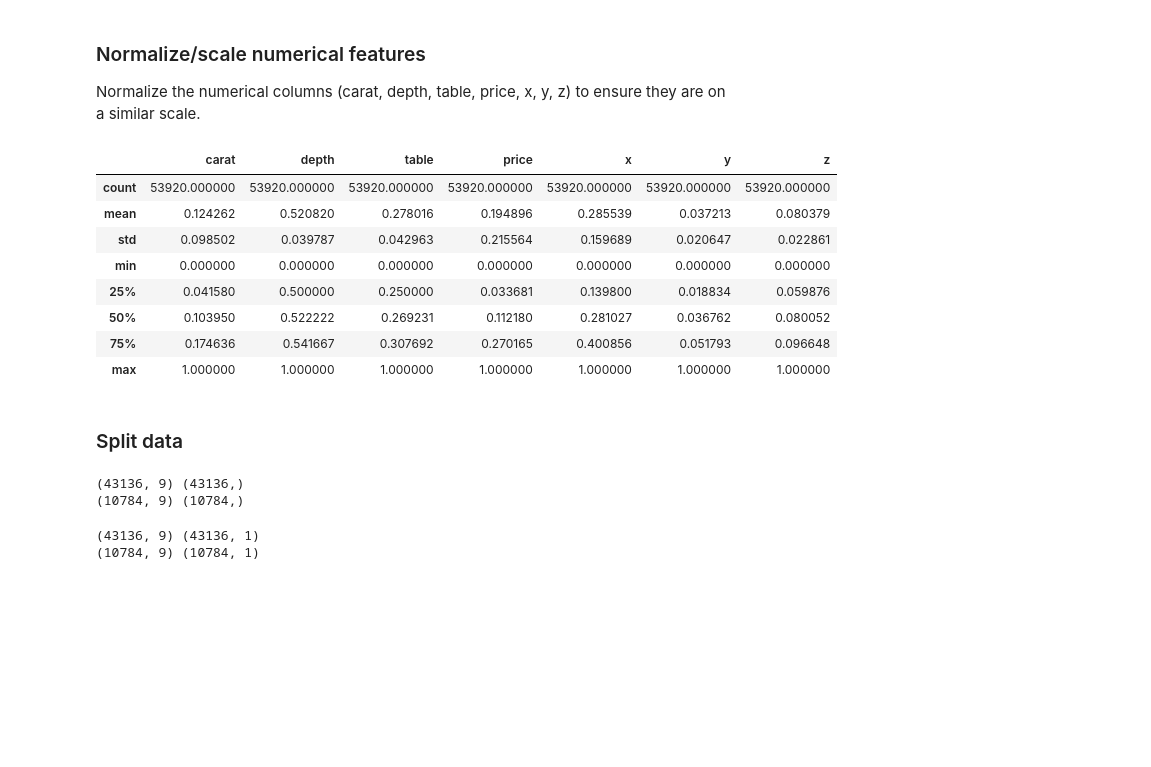
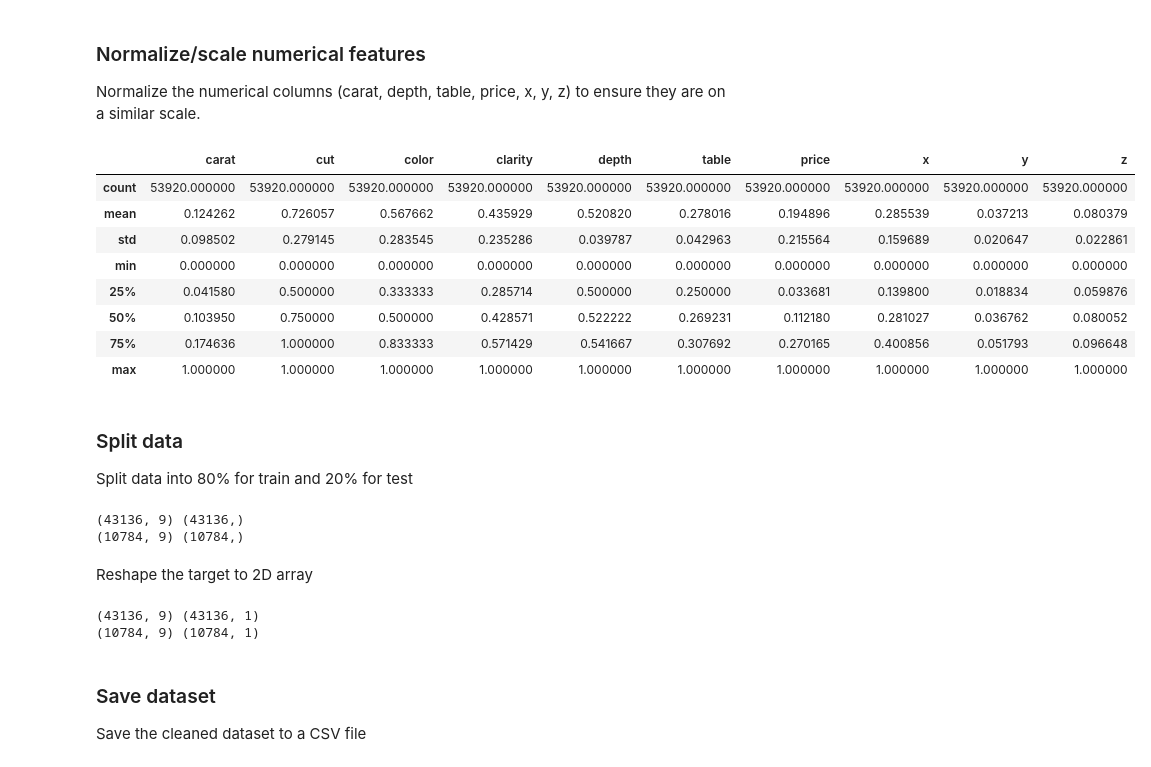
Before and after one commit to Andrea-PuBo/NEC, a Jupyter notebook: notebooks/preprocessing.ipynb, the cells around one changed output. Saved outputs shown, nothing was run; the diff lists cells and outputs as text; code cells hidden in the pictures; blank space fills up the shorter version.

Commit message:
Preprocessing data

```diff
--- a/notebooks/preprocessing.ipynb
+++ b/notebooks/preprocessing.ipynb
@@ -102,7 +102,8 @@ df.describe()
 In the min value of x,y,z there are some zeros. This indicates that there are faulty values in data that represents dimensionless or
 2D diamonds. For instance, features derived from x, y, z will also be invalid if these dimensions are zero. So we need to filter this faulty values. Including such faulty data in the analysis or model training can introduce significant noise, lead to poor model performance.
 # %%
-df = df[(df['x'] > 0) & (df['y'] > 0) & (df['z'] > 0)]
+df = df[(df['x'] > 0) & (df['y'] > 0) & (df['z'] > 0)].copy()
+df = df.reset_index(drop=True)
 df.describe()
 # %% [output]
 |  | carat | depth | table | price | x | y | z |
@@ -153,22 +145,21 @@ Normalize the numerical columns (carat, depth, table, price, x, y, z) to ensure
 # %%
 from sklearn.preprocessing import MinMaxScaler
 scaler = MinMaxScaler()
-numerical_features = ['carat', 'depth', 'table', 'price', 'x', 'y', 'z']
-df[numerical_features] = scaler.fit_transform(df[numerical_features])
-#df[numerical_features] = pd.DataFrame(scaler.fit_transform(df[numerical_features]), columns=numerical_features)
-df[numerical_features].describe()
+df = pd.DataFrame(scaler.fit_transform(df), columns=df.columns, index=df.index)
+df.describe()
 # %% [output]
-|  | carat | depth | table | price | x | y | z |
-| count | 53920.000000 | 53920.000000 | 53920.000000 | 53920.000000 | 53920.000000 | 53920.000000 | 53920.000000 |
-| mean | 0.124262 | 0.520820 | 0.278016 | 0.194896 | 0.285539 | 0.037213 | 0.080379 |
-| std | 0.098502 | 0.039787 | 0.042963 | 0.215564 | 0.159689 | 0.020647 | 0.022861 |
-| min | 0.000000 | 0.000000 | 0.000000 | 0.000000 | 0.000000 | 0.000000 | 0.000000 |
-| 25% | 0.041580 | 0.500000 | 0.250000 | 0.033681 | 0.139800 | 0.018834 | 0.059876 |
-| 50% | 0.103950 | 0.522222 | 0.269231 | 0.112180 | 0.281027 | 0.036762 | 0.080052 |
-| 75% | 0.174636 | 0.541667 | 0.307692 | 0.270165 | 0.400856 | 0.051793 | 0.096648 |
-| max | 1.000000 | 1.000000 | 1.000000 | 1.000000 | 1.000000 | 1.000000 | 1.000000 |
+|  | carat | cut | color | clarity | depth | table | price | x | y | z |
+| count | 53920.000000 | 53920.000000 | 53920.000000 | 53920.000000 | 53920.000000 | 53920.000000 | 53920.000000 | 53920.000000 | 53920.000000 | 53920.000000 |
+| mean | 0.124262 | 0.726057 | 0.567662 | 0.435929 | 0.520820 | 0.278016 | 0.194896 | 0.285539 | 0.037213 | 0.080379 |
+| std | 0.098502 | 0.279145 | 0.283545 | 0.235286 | 0.039787 | 0.042963 | 0.215564 | 0.159689 | 0.020647 | 0.022861 |
+| min | 0.000000 | 0.000000 | 0.000000 | 0.000000 | 0.000000 | 0.000000 | 0.000000 | 0.000000 | 0.000000 | 0.000000 |
+| 25% | 0.041580 | 0.500000 | 0.333333 | 0.285714 | 0.500000 | 0.250000 | 0.033681 | 0.139800 | 0.018834 | 0.059876 |
+| 50% | 0.103950 | 0.750000 | 0.500000 | 0.428571 | 0.522222 | 0.269231 | 0.112180 | 0.281027 | 0.036762 | 0.080052 |
+| 75% | 0.174636 | 1.000000 | 0.833333 | 0.571429 | 0.541667 | 0.307692 | 0.270165 | 0.400856 | 0.051793 | 0.096648 |
+| max | 1.000000 | 1.000000 | 1.000000 | 1.000000 | 1.000000 | 1.000000 | 1.000000 | 1.000000 | 1.000000 | 1.000000 |
 # %% [markdown]
 ### Split data
+Split data into 80% for train and 20% for test
 # %%
 from sklearn.model_selection import train_test_split
 x = df.drop(['price'], axis=1)  # Features
@@ -180,6 +171,8 @@ print(x_test.shape, y_test.shape)
 # %% [output]
 (43136, 9) (43136,)
 (10784, 9) (10784,)
+# %% [markdown]
+Reshape the target to 2D array
 # %%
 y_train = y_train.values.reshape(-1, 1)
 y_test = y_test.values.reshape(-1, 1)
@@ -188,3 +181,6 @@ print(x_test.shape, y_test.shape)
 # %% [output]
 (43136, 9) (43136, 1)
 (10784, 9) (10784, 1)
+# %% [markdown]
+### Save dataset
+Save the cleaned dataset to a CSV file
```
Also changed, not shown: parts of 6 cells of this notebook.
